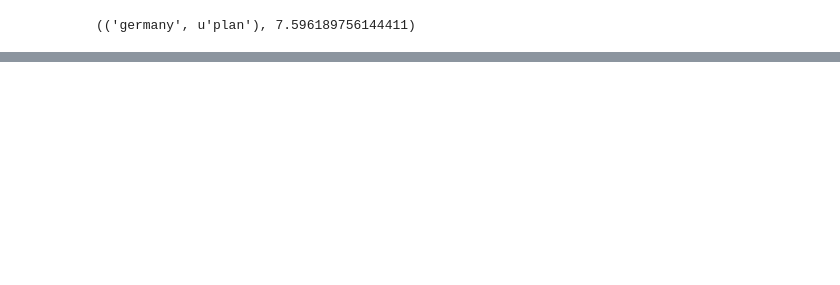
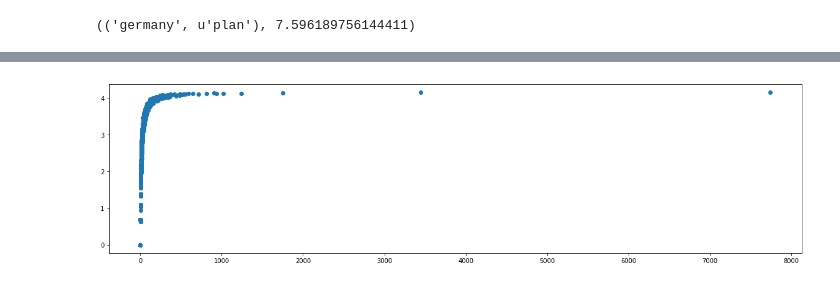
Before and after one commit to santiago-mb/data-science, a Jupyter notebook: wip/tp6/tp6.ipynb, the cells around one changed output, grey strips where cells are left out. Cells and saved outputs as stored; diff of their text form; code cells hidden in the pictures; blank space fills up the shorter version.

```diff
--- a/wip/tp6/tp6.ipynb
+++ b/wip/tp6/tp6.ipynb
@@ -159,0 +244,8 @@ print(maximum, sum_scores[maximum])
+# %%
+shuffled = random.sample(darwin_tokens, len(darwin_tokens))
+
+report_entropies_parts(entropies_parts(shuffled, relevant_words, 32), relevant_words, 32)
+report_entropies_parts(entropies_parts(shuffled, relevant_words, 64), relevant_words, 64)
+report_entropies_parts(entropies_parts(shuffled, relevant_words, 128), relevant_words, 128)
+
+probs_w_shuffled = entropies_parts(shuffled, set(shuffled), 64)
@@ -159,0 +264,6 @@ print(maximum, sum_scores[maximum])
+# %%
+plt.subplots(figsize=(20,5))
+plt.scatter([word_freq_darwin[w] for w in probs_w_shuffled.keys()], probs_w_shuffled.values())
+plt.show()
+# %% [output]
+[figure, added]
```
Also changed, not shown: parts of 23 cells of this notebook, 1 other file.
